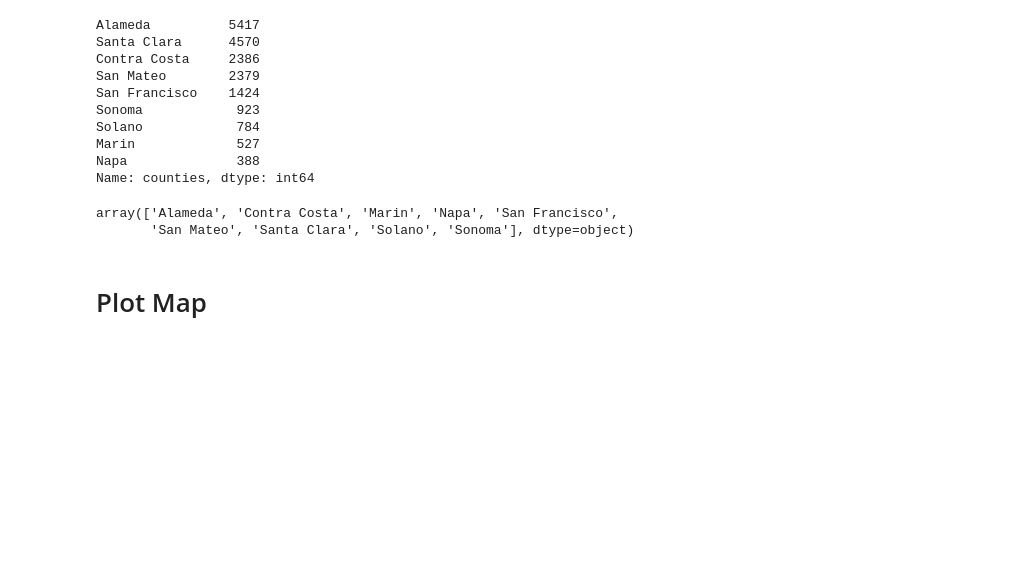
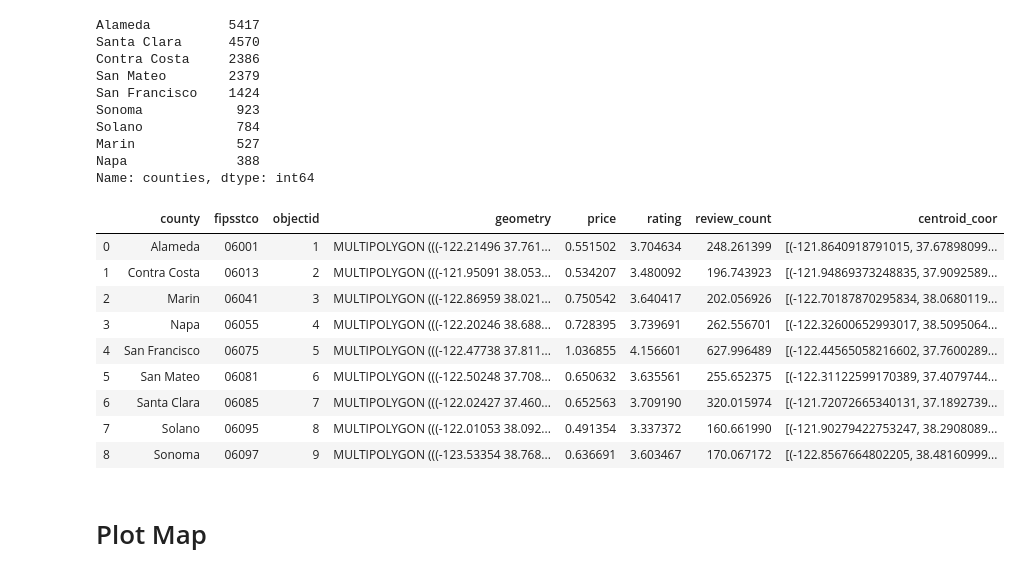
Before and after one commit to esmondhkchu/bayarea_business, a Jupyter notebook: data_analysis/geospatial_exploration.ipynb, the cells around one changed output. Saved outputs shown, nothing was run; the diff lists cells and outputs as text; code cells hidden in the pictures; blank space fills up the shorter version.

```diff
--- a/data_analysis/geospatial_exploration.ipynb
+++ b/data_analysis/geospatial_exploration.ipynb
@@ -103,8 +99,3 @@ Solano            784
 Marin             527
 Napa              388
 Name: counties, dtype: int64
-# %%
-bay_area_map.county.values
-# %% [output]
-array(['Alameda', 'Contra Costa', 'Marin', 'Napa', 'San Francisco',
-       'San Mateo', 'Santa Clara', 'Solano', 'Sonoma'], dtype=object)
@@ -111,2 +110,15 @@ array(['Alameda', 'Contra Costa', 'Marin', 'Napa', 'San Francisco',
+# %%
+bay_area_map_info
+# %% [output]
+|  | county | fipsstco | objectid | geometry | price | rating | review_count | centroid_coor |
+| 0 | Alameda | 06001 | 1 | MULTIPOLYGON (((-122.21496 37.761... | 0.551502 | 3.704634 | 248.261399 | [(-121.8640918791015, 37.67898099... |
+| 1 | Contra Costa | 06013 | 2 | MULTIPOLYGON (((-121.95091 38.053... | 0.534207 | 3.480092 | 196.743923 | [(-121.94869373248835, 37.9092589... |
+| 2 | Marin | 06041 | 3 | MULTIPOLYGON (((-122.86959 38.021... | 0.750542 | 3.640417 | 202.056926 | [(-122.70187870295834, 38.0680119... |
+| 3 | Napa | 06055 | 4 | MULTIPOLYGON (((-122.20246 38.688... | 0.728395 | 3.739691 | 262.556701 | [(-122.32600652993017, 38.5095064... |
+| 4 | San Francisco | 06075 | 5 | MULTIPOLYGON (((-122.47738 37.811... | 1.036855 | 4.156601 | 627.996489 | [(-122.44565058216602, 37.7600289... |
+| 5 | San Mateo | 06081 | 6 | MULTIPOLYGON (((-122.50248 37.708... | 0.650632 | 3.635561 | 255.652375 | [(-122.31122599170389, 37.4079744... |
+| 6 | Santa Clara | 06085 | 7 | MULTIPOLYGON (((-122.02427 37.460... | 0.652563 | 3.709190 | 320.015974 | [(-121.72072665340131, 37.1892739... |
+| 7 | Solano | 06095 | 8 | MULTIPOLYGON (((-122.01053 38.092... | 0.491354 | 3.337372 | 160.661990 | [(-121.90279422753247, 38.2908089... |
+| 8 | Sonoma | 06097 | 9 | MULTIPOLYGON (((-123.53354 38.768... | 0.636691 | 3.603467 | 170.067172 | [(-122.8567664802205, 38.48160999... |
 # %% [markdown]
 # Plot Map
```
Also changed, not shown: parts of 9 cells of this notebook.
